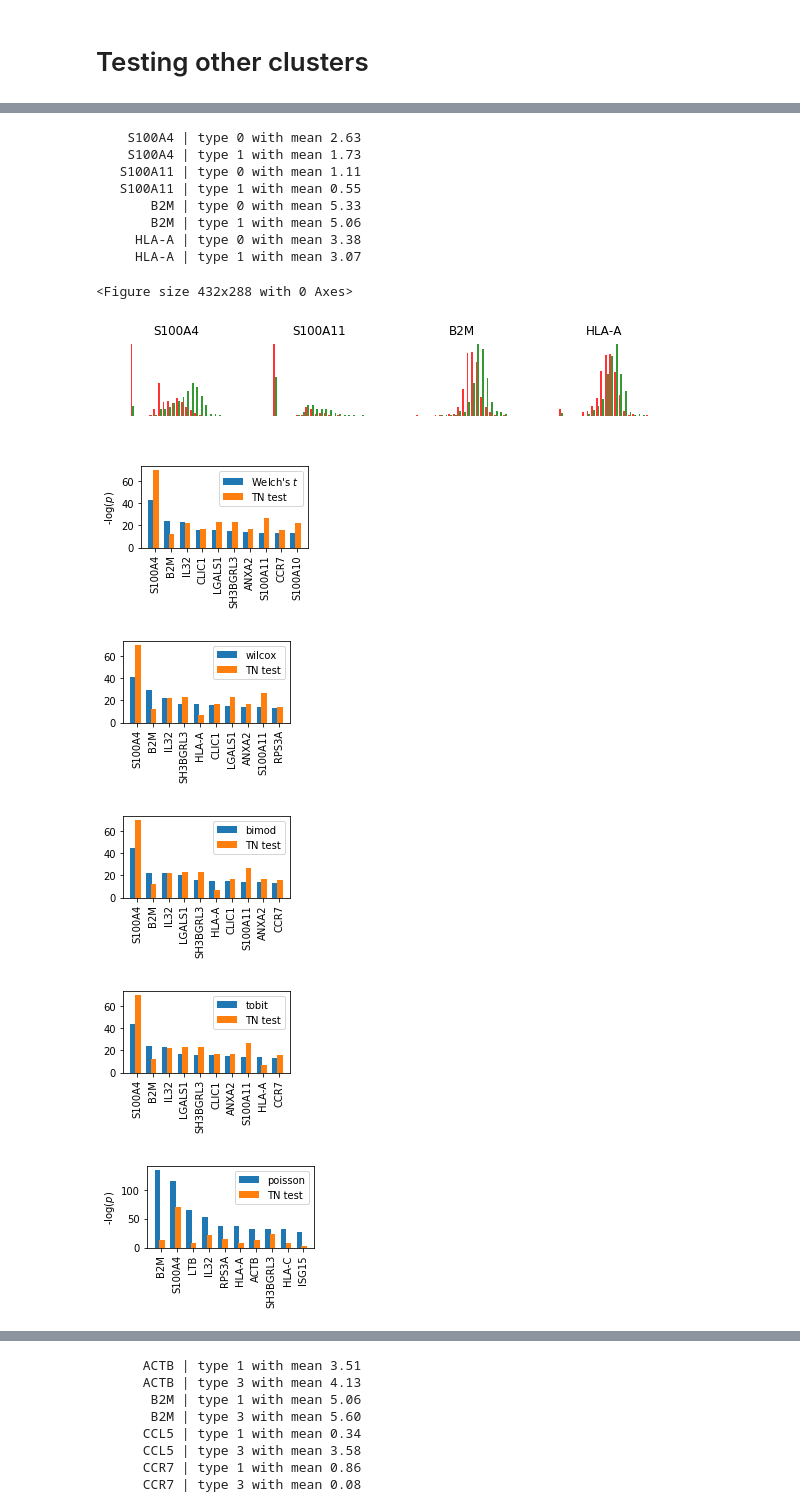
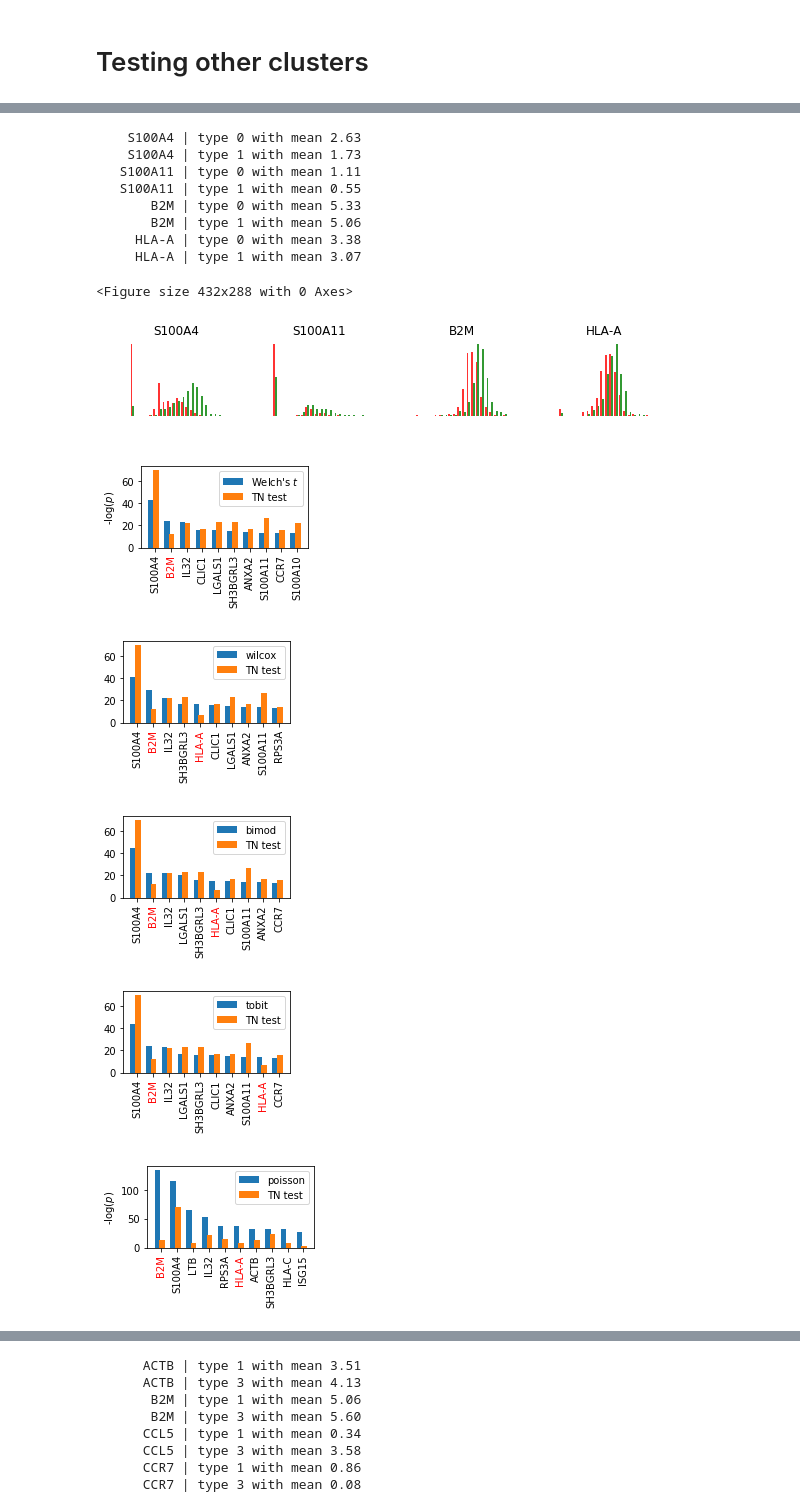
Before and after one commit to jessemzhang/tn_test, a Jupyter notebook: experiments/experiments_pbmc3k.ipynb, the cells around one changed output, grey strips where cells are left out. Saved outputs shown, nothing was run; the diff lists cells and outputs as text; code cells hidden in the pictures.

```diff
--- a/experiments/experiments_pbmc3k.ipynb
+++ b/experiments/experiments_pbmc3k.ipynb
@@ -206,7 +206,7 @@ def compare_clusters_multiple_runs_less_genes(ident0, ident1, num_runs=10):
 
 
 def plot_bar_p(gene_names, p_correct, p_seurat=None, label=None, width=0.35,
-               set_ylabel=True, p_tn_se=None):
+               set_ylabel=True, p_tn_se=None, mark_red=[]):
     fig, ax = plt.subplots(figsize=(3, 1.5))
     ind = np.arange(len(p_correct))
     if p_seurat is not None:
@@ -229,6 +229,9 @@ def plot_bar_p(gene_names, p_correct, p_seurat=None, label=None, width=0.35,
     if set_ylabel: ax.set_ylabel('-log($p$)')
     xticks_pos = [0.65*patch.get_width()+patch.get_xy()[0]-0.1 for patch in rects]
     plt.xticks(np.array(xticks_pos), gene_names, rotation=90)
+    for ticklabel in plt.gca().get_xticklabels():
+        if ticklabel.get_text() in mark_red:
+            ticklabel.set_color('r')
     plt.legend()
 
 
@@ -277,7 +280,7 @@ def view_genes(gene_names, ident0, ident1, marked_genes=None):
     plt.tight_layout()
 
 
-def create_and_save_visualization(ident0, ident1, genes_to_view, ngenes=5):
+def create_and_save_visualization(ident0, ident1, genes_to_view, genes_to_mark_red=[], ngenes=5):
     p_tn = compare_clusters_multiple_runs_less_genes(ident0, ident1)
     plt.savefig('figures/pbmc_%sv%s_multiple_runs_gene_exp.pdf'\
                 %(ident0, ident1), format='pdf', dpi=500, bbox_inches='tight')
@@ -300,7 +303,7 @@ def create_and_save_visualization(ident0, ident1, genes_to_view, ngenes=5):
         if test == "t":
             test = 'Welch\'s $t$'
         plot_bar_p(gene_names, p_correct, p_seurat=p_seurat, label=test,
-                   set_ylabel = True if i == 0 or i == 4 else False)
+                   set_ylabel = True if i == 0 or i == 4 else False, mark_red=genes_to_mark_red)
         plt.savefig('figures/pbmc_de_%sv%s_%s.pdf'%(ident0, ident1, test), format='pdf', dpi=500, bbox_inches='tight')
 
     inds = np.argsort(p_tn)[:ngenes]
@@ -331,41 +334,43 @@ np.random.seed(0)
 ident0, ident1 = 0, 1
 ngenes=10
 genes_to_view = ['S100A4', 'S100A11', 'B2M', 'HLA-A']
+genes_to_mark_red = ['B2M', 'HLA-A']
 tsne_select2(ident0, ident1)
-create_and_save_visualization(ident0, ident1, genes_to_view, ngenes=ngenes)
+create_and_save_visualization(ident0, ident1, genes_to_view,
+                              genes_to_mark_red=genes_to_mark_red, ngenes=ngenes)
 
 p_tn = compare_clusters_multiple_runs_less_genes(ident0, ident1)
 genes_list = grab_interesting_de_genes(ident0, ident1)
 
 for i, test in enumerate(tests):
     seurat_de = -np.log10(pd.read_csv(os.path.join(data_dir, 'pbmc_seurat_%sv%s_de_%s.txt' \
                                                    %(ident0, ident1, test)), delimiter=' '))
     del seurat_de['avg_logFC']
     del seurat_de['pct.1']
     del seurat_de['pct.2']
     del seurat_de['p_val_adj']
     gene_names = seurat_de.index[:ngenes]
     p_seurat = seurat_de['p_val'][:ngenes]
     p_correct = [-np.log10(p_tn)[genes_list == gene][0] for gene in gene_names][:ngenes]
 
     print(test)
     for j in range(ngenes):
         print('%10s\tpDE: %.2f\tpTN: %.2f'%(gene_names[j], p_seurat[j],  p_correct[j]))
     print(' ')
 # %% [output]
 [figure]
     S100A4 | type 0 with mean 2.63
     S100A4 | type 1 with mean 1.73
    S100A11 | type 0 with mean 1.11
    S100A11 | type 1 with mean 0.55
        B2M | type 0 with mean 5.33
        B2M | type 1 with mean 5.06
      HLA-A | type 0 with mean 3.38
      HLA-A | type 1 with mean 3.07
 <Figure size 432x288 with 0 Axes>
 [figure]
-[figure, old version]
+[figure, new version]
-[figure, old version]
+[figure, new version]
-[figure, old version]
+[figure, new version]
-[figure, old version]
+[figure, new version]
-[figure, old version]
+[figure, new version]
```
Also changed, not shown: parts of 1 cell of this notebook, 3 other files.
